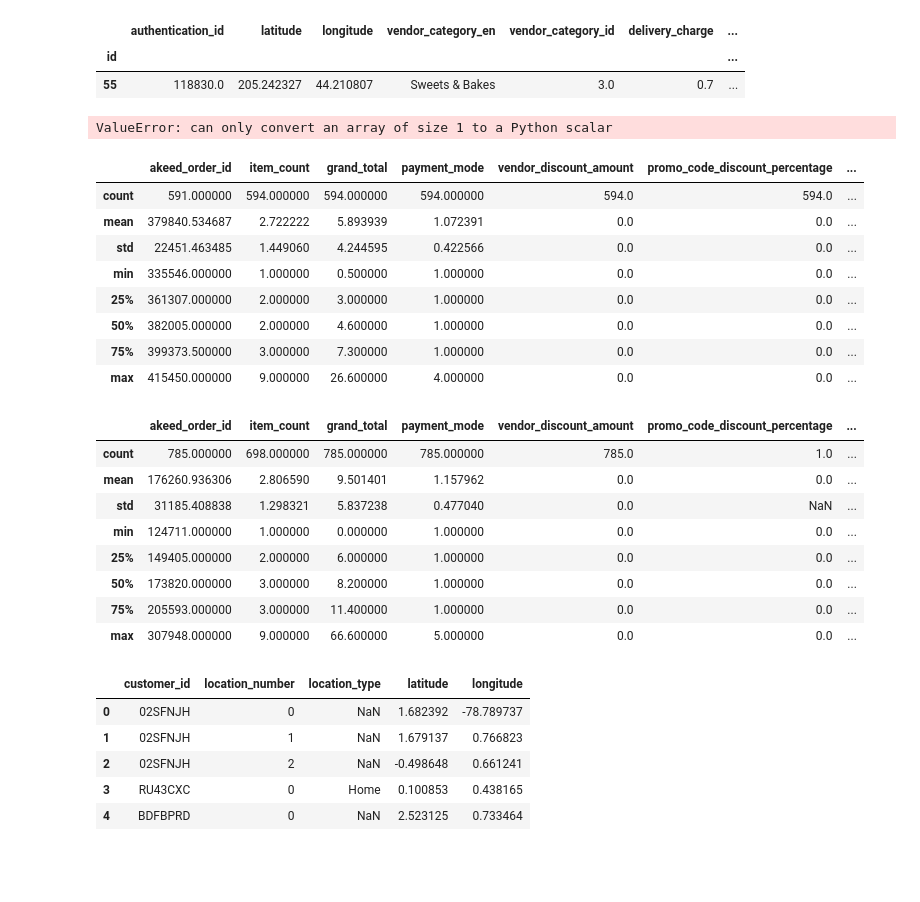
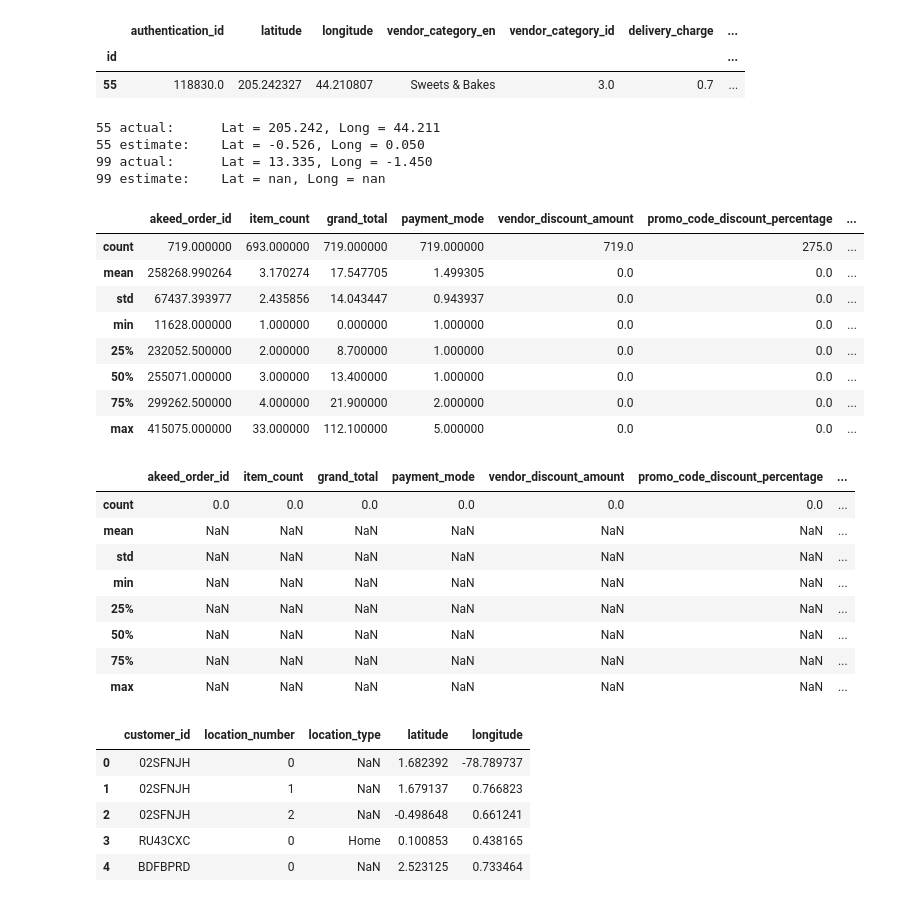
Before and after one commit to functorial/RestaurantRecommender, a Jupyter notebook: notebook.ipynb, the cells around one changed output. Drawn from its saved outputs; the diff is of its cells as text; code cells hidden in the pictures; blank space fills up the shorter version.

```diff
--- a/notebook.ipynb
+++ b/notebook.ipynb
@@ -585,47 +588,50 @@ vendors[vendors['longitude'] > 3]
 | id |  |  |  |  |  |  | ... |
 | 55 | 118830.0 | 205.242327 | 44.210807 | Sweets & Bakes | 3.0 | 0.7 | ... |
 # %%
-orders_231 = train_orders[train_orders['vendor_id'] == 231]
-orders_907 = train_orders[train_orders['vendor_id'] == 907]
+orders_55 = train_orders[train_orders['vendor_id'] == 55]
+orders_99 = train_orders[train_orders['vendor_id'] == 99]
 
-orders_231 = orders_231.merge(train_locations, how='left', left_on=['customer_id', 'LOCATION_NUMBER'], right_on=['customer_id', 'location_number'])
-orders_907 = orders_907.merge(train_locations, how='left', left_on=['customer_id', 'LOCATION_NUMBER'], right_on=['customer_id', 'location_number'])
+orders_55 = orders_55.merge(train_locations, how='left', left_on=['customer_id', 'LOCATION_NUMBER'], right_on=['customer_id', 'location_number'])
+orders_99 = orders_99.merge(train_locations, how='left', left_on=['customer_id', 'LOCATION_NUMBER'], right_on=['customer_id', 'location_number'])
 # %%
-lat231 = vendors[vendors.index == 231].latitude.item()
-long231 = vendors[vendors.index == 231].longitude.item()
-lat907 = vendors[vendors.index == 907].latitude.item()
-long907 = vendors[vendors.index == 907].longitude.item()
+lat55 = vendors[vendors.index == 55].latitude.item()
+long55 = vendors[vendors.index == 55].longitude.item()
+lat99 = vendors[vendors.index == 99].latitude.item()
+long99 = vendors[vendors.index == 99].longitude.item()
 
-print(f'231 actual: \tLat = {lat231:.3f}, Long = {long231:.3f}')
-print(f'231 estimate: \tLat = {orders_231.latitude.median():.3f}, Long = {orders_231.longitude.median():.3f}')
-print(f'907 actual: \tLat = {lat907:.3f}, Long = {long907:.3f}')
-print(f'907 estimate: \tLat = {orders_907.latitude.median():.3f}, Long = {orders_907.longitude.median():.3f}')
+print(f'55 actual: \tLat = {lat55:.3f}, Long = {long55:.3f}')
+print(f'55 estimate: \tLat = {orders_55.latitude.median():.3f}, Long = {orders_55.longitude.median():.3f}')
+print(f'99 actual: \tLat = {lat99:.3f}, Long = {long99:.3f}')
+print(f'99 estimate: \tLat = {orders_99.latitude.median():.3f}, Long = {orders_99.longitude.median():.3f}')
 # %% [output]
-ValueError: can only convert an array of size 1 to a Python scalar
+55 actual:      Lat = 205.242, Long = 44.211
+55 estimate:    Lat = -0.526, Long = 0.050
+99 actual:      Lat = 13.335, Long = -1.450
+99 estimate:    Lat = nan, Long = nan
 # %%
-orders_907.describe()
+orders_55.describe()
 # %% [output]
 |  | akeed_order_id | item_count | grand_total | payment_mode | vendor_discount_amount | promo_code_discount_percentage | ... |
-| count | 591.000000 | 594.000000 | 594.000000 | 594.000000 | 594.0 | 594.0 | ... |
-| mean | 379840.534687 | 2.722222 | 5.893939 | 1.072391 | 0.0 | 0.0 | ... |
-| std | 22451.463485 | 1.449060 | 4.244595 | 0.422566 | 0.0 | 0.0 | ... |
-| min | 335546.000000 | 1.000000 | 0.500000 | 1.000000 | 0.0 | 0.0 | ... |
-| 25% | 361307.000000 | 2.000000 | 3.000000 | 1.000000 | 0.0 | 0.0 | ... |
-| 50% | 382005.000000 | 2.000000 | 4.600000 | 1.000000 | 0.0 | 0.0 | ... |
-| 75% | 399373.500000 | 3.000000 | 7.300000 | 1.000000 | 0.0 | 0.0 | ... |
-| max | 415450.000000 | 9.000000 | 26.600000 | 4.000000 | 0.0 | 0.0 | ... |
+| count | 719.000000 | 693.000000 | 719.000000 | 719.000000 | 719.0 | 275.0 | ... |
+| mean | 258268.990264 | 3.170274 | 17.547705 | 1.499305 | 0.0 | 0.0 | ... |
+| std | 67437.393977 | 2.435856 | 14.043447 | 0.943937 | 0.0 | 0.0 | ... |
+| min | 11628.000000 | 1.000000 | 0.000000 | 1.000000 | 0.0 | 0.0 | ... |
+| 25% | 232052.500000 | 2.000000 | 8.700000 | 1.000000 | 0.0 | 0.0 | ... |
+| 50% | 255071.000000 | 3.000000 | 13.400000 | 1.000000 | 0.0 | 0.0 | ... |
+| 75% | 299262.500000 | 4.000000 | 21.900000 | 2.000000 | 0.0 | 0.0 | ... |
+| max | 415075.000000 | 33.000000 | 112.100000 | 5.000000 | 0.0 | 0.0 | ... |
 # %%
-orders_231.describe()
+orders_99.describe()
 # %% [output]
 |  | akeed_order_id | item_count | grand_total | payment_mode | vendor_discount_amount | promo_code_discount_percentage | ... |
-| count | 785.000000 | 698.000000 | 785.000000 | 785.000000 | 785.0 | 1.0 | ... |
-| mean | 176260.936306 | 2.806590 | 9.501401 | 1.157962 | 0.0 | 0.0 | ... |
-| std | 31185.408838 | 1.298321 | 5.837238 | 0.477040 | 0.0 | NaN | ... |
-| min | 124711.000000 | 1.000000 | 0.000000 | 1.000000 | 0.0 | 0.0 | ... |
-| 25% | 149405.000000 | 2.000000 | 6.000000 | 1.000000 | 0.0 | 0.0 | ... |
-| 50% | 173820.000000 | 3.000000 | 8.200000 | 1.000000 | 0.0 | 0.0 | ... |
-| 75% | 205593.000000 | 3.000000 | 11.400000 | 1.000000 | 0.0 | 0.0 | ... |
-| max | 307948.000000 | 9.000000 | 66.600000 | 5.000000 | 0.0 | 0.0 | ... |
+| count | 0.0 | 0.0 | 0.0 | 0.0 | 0.0 | 0.0 | ... |
+| mean | NaN | NaN | NaN | NaN | NaN | NaN | ... |
+| std | NaN | NaN | NaN | NaN | NaN | NaN | ... |
+| min | NaN | NaN | NaN | NaN | NaN | NaN | ... |
+| 25% | NaN | NaN | NaN | NaN | NaN | NaN | ... |
+| 50% | NaN | NaN | NaN | NaN | NaN | NaN | ... |
+| 75% | NaN | NaN | NaN | NaN | NaN | NaN | ... |
+| max | NaN | NaN | NaN | NaN | NaN | NaN | ... |
 # %%
 train_locations.head(5)
 # %% [output]
```
Also changed, not shown: parts of 14 cells of this notebook.
